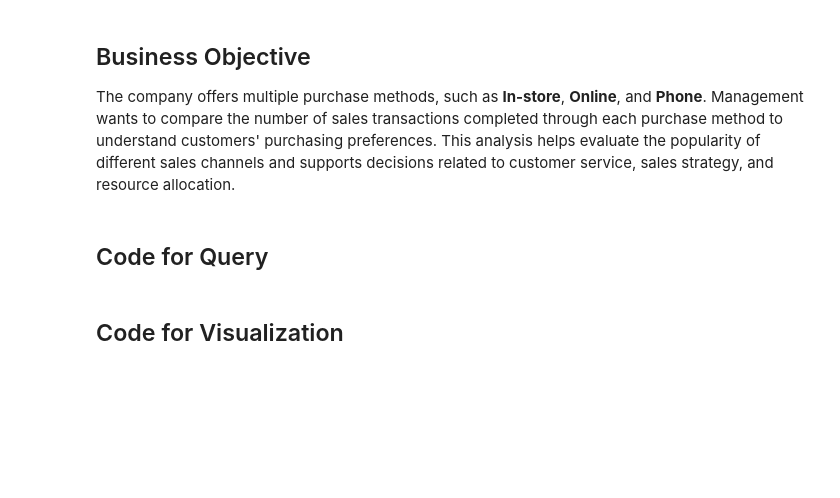
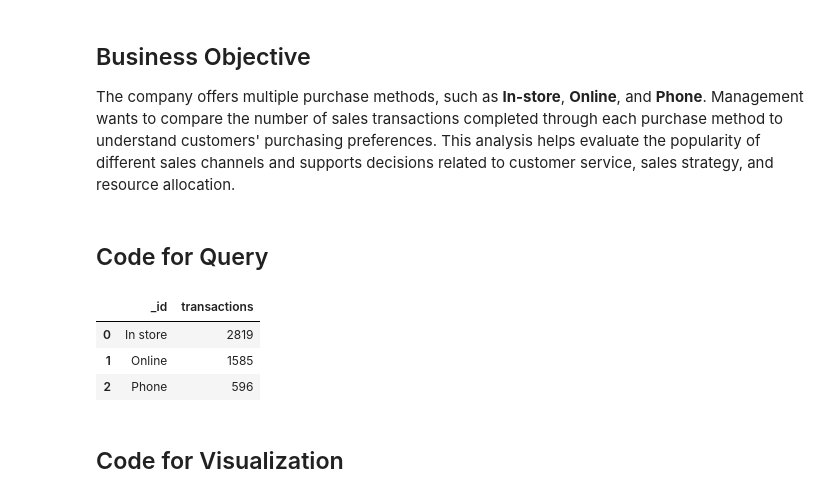
Before and after one commit to thanuja-reddi/MongoDB_EDA_Case_Study, a Jupyter notebook: notebooks/homework_casestudy_questions.ipynb, the cells around one changed output. Saved outputs shown, nothing was run; the diff lists cells and outputs as text; code cells hidden in the pictures; blank space fills up the shorter version.

```diff
--- a/notebooks/homework_casestudy_questions.ipynb
+++ b/notebooks/homework_casestudy_questions.ipynb
@@ -282,5 +282,32 @@ plt.show()
 The company offers multiple purchase methods, such as **In-store**, **Online**, and **Phone**. Management wants to compare the number of sales transactions completed through each purchase method to understand customers' purchasing preferences. This analysis helps evaluate the popularity of different sales channels and supports decisions related to customer service, sales strategy, and resource allocation.
 # %% [markdown]
 ## Code for Query
+# %%
+pipeline = [
+    {
+        "$group": {
+            "_id": "$purchaseMethod",
+            "transactions": {
+                "$sum": 1
+            }
+        }
+    },
+    {
+        "$sort": {
+            "transactions": -1
+        }
+    }
+]
+
+result = list(sales.aggregate(pipeline))
+
+purchase_method_transactions = pd.DataFrame(result)
+
+purchase_method_transactions
+# %% [output]
+|  | _id | transactions |
+| 0 | In store | 2819 |
+| 1 | Online | 1585 |
+| 2 | Phone | 596 |
 # %% [markdown]
 ## Code for Visualization
```
Also changed, not shown: parts of 2 cells of this notebook.
